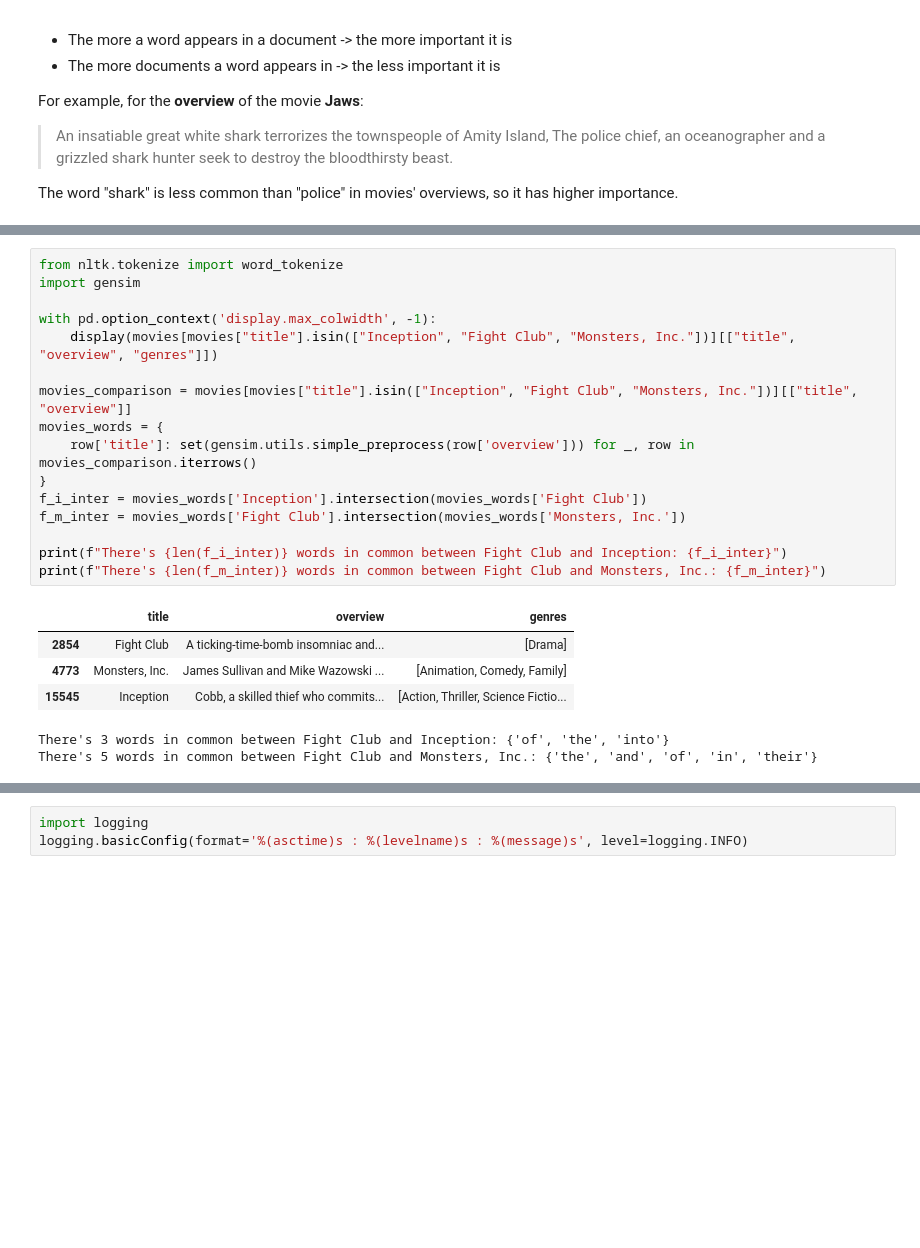
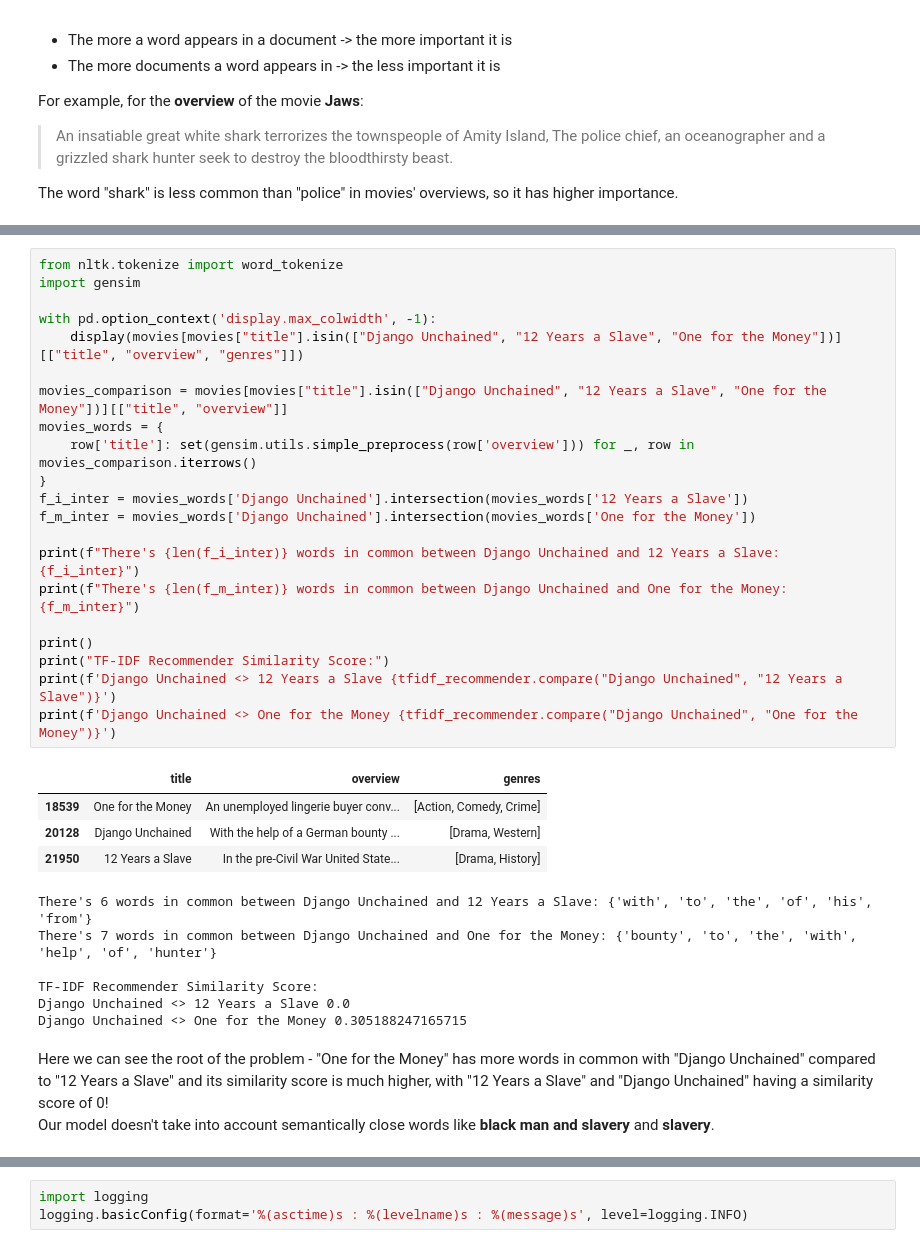
Before and after one commit to adi-benz/movies-rating-analysis, a Jupyter notebook: analysis.ipynb, the cells around one changed output, grey strips where cells are left out. Drawn from its saved outputs; the diff is of its cells as text; blank space fills up the shorter version.

```diff
--- a/analysis.ipynb
+++ b/analysis.ipynb
@@ -754,26 +768,38 @@ movies[movies["title"] == "Shutter Island"].iloc[0]["overview"]
 # %%
 from nltk.tokenize import word_tokenize
 import gensim
 
 with pd.option_context('display.max_colwidth', -1):
-    display(movies[movies["title"].isin(["Inception", "Fight Club", "Monsters, Inc."])][["title", "overview", "genres"]])
+    display(movies[movies["title"].isin(["Django Unchained", "12 Years a Slave", "One for the Money"])][["title", "overview", "genres"]])
 
-movies_comparison = movies[movies["title"].isin(["Inception", "Fight Club", "Monsters, Inc."])][["title", "overview"]]
+movies_comparison = movies[movies["title"].isin(["Django Unchained", "12 Years a Slave", "One for the Money"])][["title", "overview"]]
 movies_words = {
     row['title']: set(gensim.utils.simple_preprocess(row['overview'])) for _, row in movies_comparison.iterrows()
 }
-f_i_inter = movies_words['Inception'].intersection(movies_words['Fight Club'])
-f_m_inter = movies_words['Fight Club'].intersection(movies_words['Monsters, Inc.'])
+f_i_inter = movies_words['Django Unchained'].intersection(movies_words['12 Years a Slave'])
+f_m_inter = movies_words['Django Unchained'].intersection(movies_words['One for the Money'])
 
-print(f"There's {len(f_i_inter)} words in common between Fight Club and Inception: {f_i_inter}")
-print(f"There's {len(f_m_inter)} words in common between Fight Club and Monsters, Inc.: {f_m_inter}")
+print(f"There's {len(f_i_inter)} words in common between Django Unchained and 12 Years a Slave: {f_i_inter}")
+print(f"There's {len(f_m_inter)} words in common between Django Unchained and One for the Money: {f_m_inter}")
+
+print()
+print("TF-IDF Recommender Similarity Score:")
+print(f'Django Unchained <> 12 Years a Slave {tfidf_recommender.compare("Django Unchained", "12 Years a Slave")}')
+print(f'Django Unchained <> One for the Money {tfidf_recommender.compare("Django Unchained", "One for the Money")}')
 # %% [output]
 |  | title | overview | genres |
-| 2854 | Fight Club | A ticking-time-bomb insomniac and... | [Drama] |
-| 4773 | Monsters, Inc. | James Sullivan and Mike Wazowski ... | [Animation, Comedy, Family] |
-| 15545 | Inception | Cobb, a skilled thief who commits... | [Action, Thriller, Science Fictio... |
+| 18539 | One for the Money | An unemployed lingerie buyer conv... | [Action, Comedy, Crime] |
+| 20128 | Django Unchained | With the help of a German bounty ... | [Drama, Western] |
+| 21950 | 12 Years a Slave | In the pre-Civil War United State... | [Drama, History] |
-There's 3 words in common between Fight Club and Inception: {'of', 'the', 'into'}
-There's 5 words in common between Fight Club and Monsters, Inc.: {'the', 'and', 'of', 'in', 'their'}
+There's 6 words in common between Django Unchained and 12 Years a Slave: {'with', 'to', 'the', 'of', 'his', 'from'}
+There's 7 words in common between Django Unchained and One for the Money: {'bounty', 'to', 'the', 'with', 'help', 'of', 'hunter'}
+
+TF-IDF Recommender Similarity Score:
+Django Unchained <> 12 Years a Slave 0.0
+Django Unchained <> One for the Money 0.305188247165715
+# %% [markdown]
+Here we can see the root of the problem - "One for the Money" has more words in common with "Django Unchained" compared to "12 Years a Slave" and its similarity score is much higher, with "12 Years a Slave" and "Django Unchained" having a similarity score of 0!
+Our model doesn't take into account semantically close words like __black man and slavery__ and __slavery__.
 # %% [markdown]
 #### Doc2Vec
 
```
Also changed, not shown: parts of 28 cells of this notebook.
